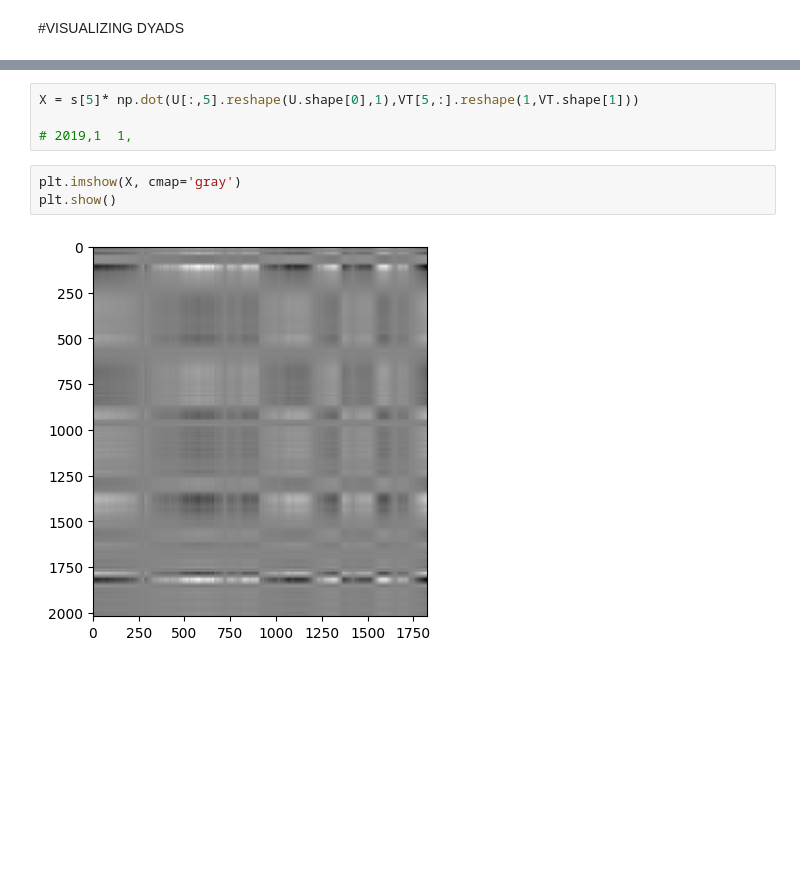
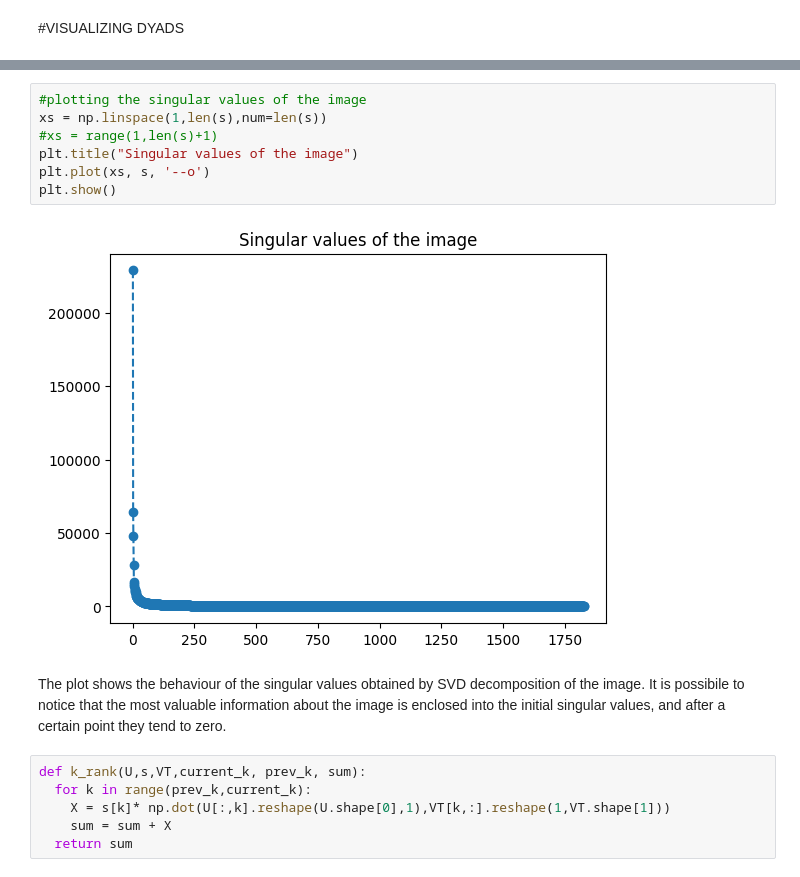
Before and after one commit to Gh5al/Statiscal-and-Mathematical-methods-for-AI, a Jupyter notebook: LAB/Homework2/homework2.ipynb, the cells around one changed output, grey strips where cells are left out. Cells and saved outputs as stored; diff of their text form; blank space fills up the shorter version.

```diff
--- a/LAB/Homework2/homework2.ipynb
+++ b/LAB/Homework2/homework2.ipynb
@@ -510,9 +528,18 @@ print(U.shape,s.shape,VT.shape)
+# %%
+#plotting the singular values of the image
+xs = np.linspace(1,len(s),num=len(s))
+#xs = range(1,len(s)+1)
+plt.title("Singular values of the image")
+plt.plot(xs, s, '--o')
+plt.show()
+# %% [output]
+[figure, added]
+# %% [markdown]
+The plot shows the behaviour of the singular values obtained by SVD decomposition of the image.
+It is possibile to notice that the most valuable information about the image is enclosed into the initial singular values, and after a certain point they tend to zero.
 # %%
-X = s[5]* np.dot(U[:,5].reshape(U.shape[0],1),VT[5,:].reshape(1,VT.shape[1]))
-
-# 2019,1  1,
+def k_rank(U,s,VT,current_k, prev_k, sum):
+  for k in range(prev_k,current_k):
+    X = s[k]* np.dot(U[:,k].reshape(U.shape[0],1),VT[k,:].reshape(1,VT.shape[1]))
+    sum = sum + X
+  return sum
-# %%
-plt.imshow(X, cmap='gray')
-plt.show()
-# %% [output]
-[figure, removed]
```
Also changed, not shown: parts of 6 cells of this notebook.
